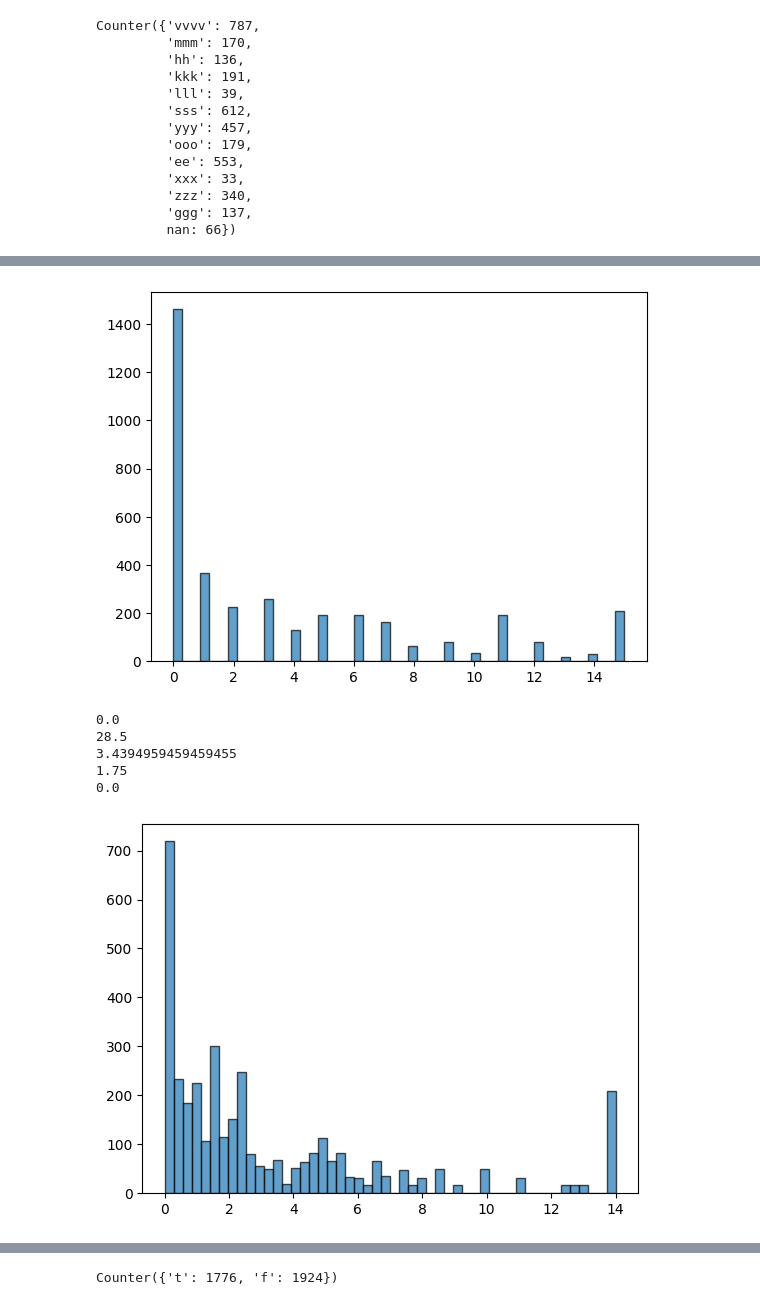
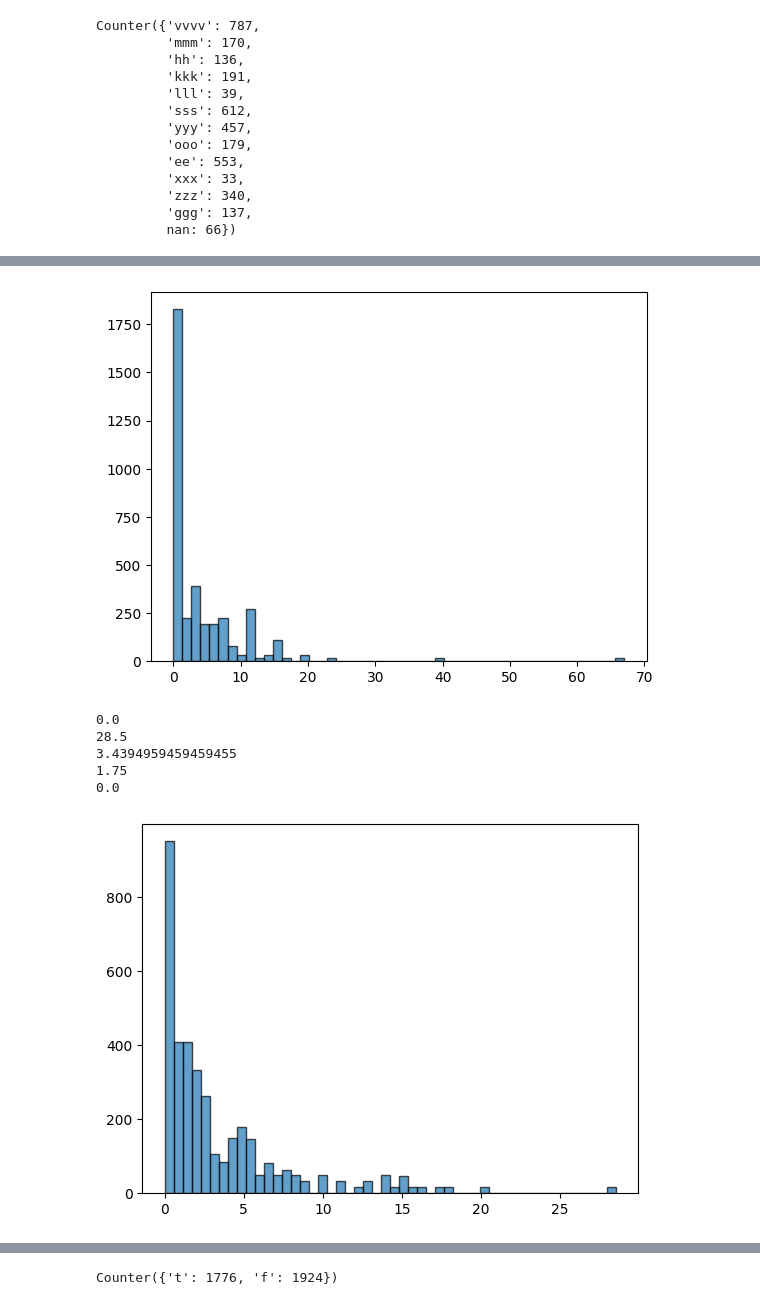
Before and after one commit to nursaltyn/binary_classifier, a Jupyter notebook: classifier.ipynb, the cells around one changed output, grey strips where cells are left out. Cells and saved outputs as stored; diff of their text form; code cells hidden in the pictures.

```diff
--- a/classifier.ipynb
+++ b/classifier.ipynb
@@ -144 +115,4 @@ ZIK feature seems not so useful, as the majority samples don't have any value fo
+# %%
+data['ZIK_is_missing'] = data['ZIK'].isna()
+data = data.drop(columns=['ZIK'])
 # %%
@@ -235,10 +209,10 @@ Counter({'qqqq': 2081,
 # %%
 Counter(list(data["POUG"]))
 
-plt.hist(list(data_with_dummies['POUG']), bins=50, edgecolor='black', alpha=0.7)
+plt.hist(list(data['POUG']), bins=50, edgecolor='black', alpha=0.7)
 plt.show()
 # %% [output]
-[figure, old version]
+[figure, new version]
 # %%
 print(min(list(data['TRE'])))
 print(max(list(data['TRE'])))
@@ -246,7 +220,7 @@ print(np.mean(list(data['TRE'])))
 print(data['TRE'].median())
 print(data['TRE'].mode().iloc[0])
 
-plt.hist(list(data_with_dummies['TRE']), bins=50, edgecolor='black', alpha=0.7)
+plt.hist(list(data['TRE']), bins=50, edgecolor='black', alpha=0.7)
 plt.show()
 # %% [output]
 0.0
@@ -254,4 +228,4 @@ plt.show()
 3.4394959459459455
 1.75
 0.0
-[figure, old version]
+[figure, new version]
```
Also changed, not shown: parts of 104 cells of this notebook.
